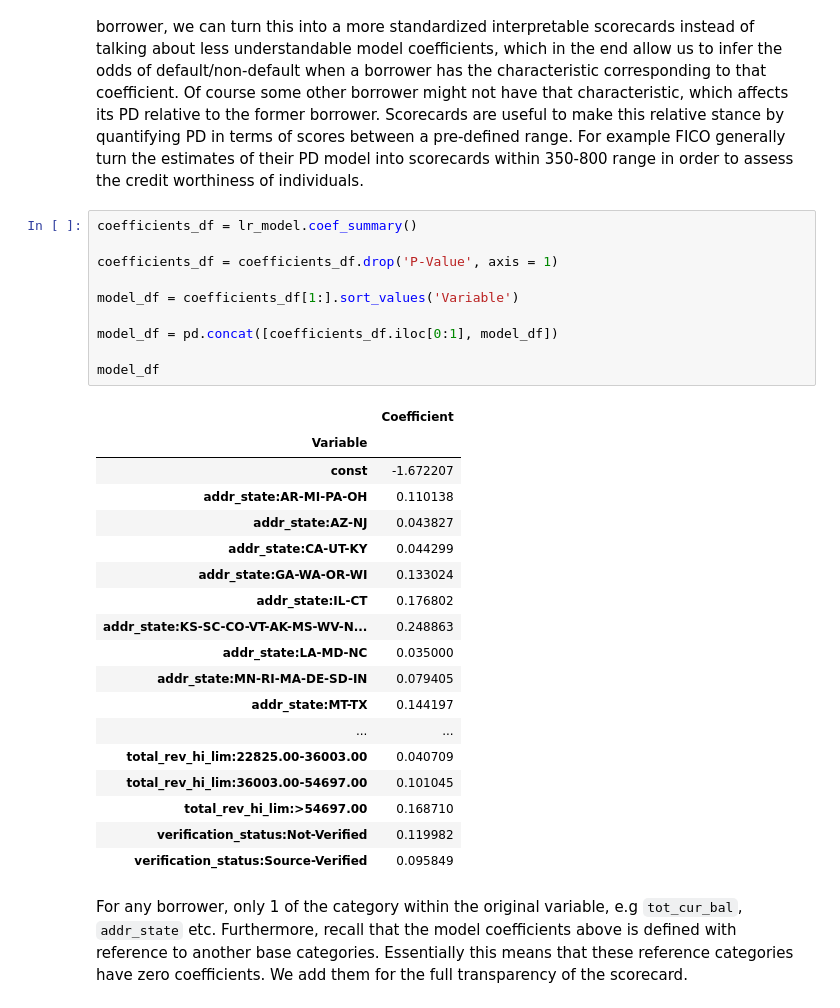
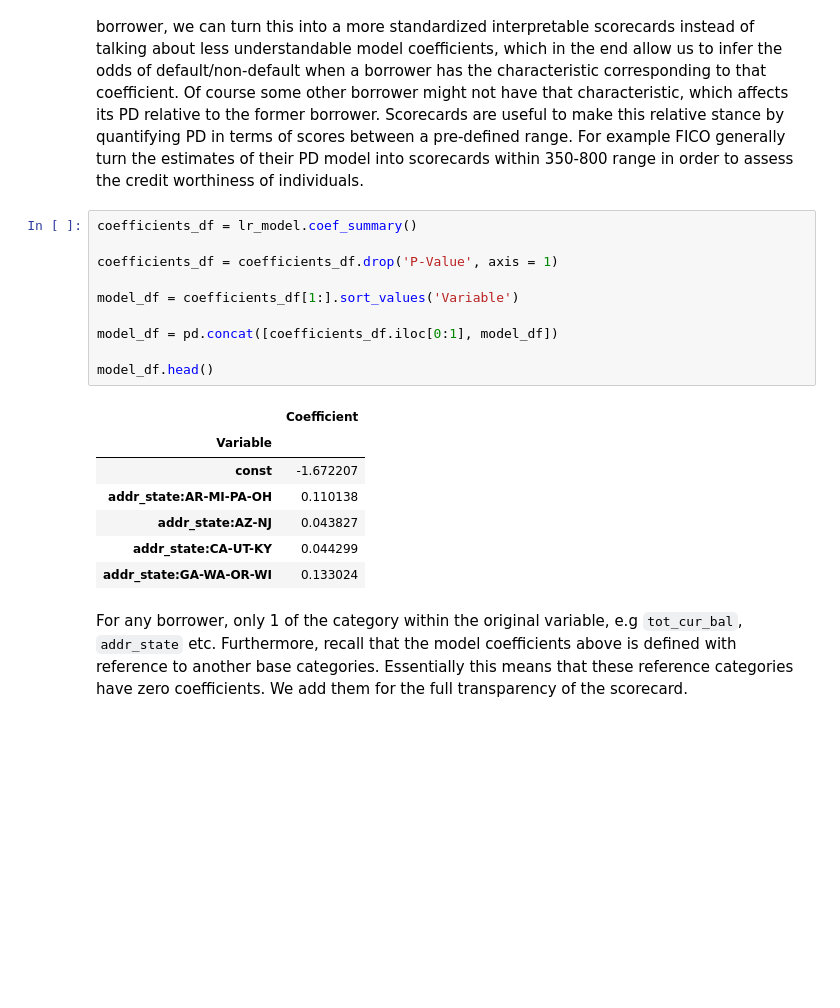
Before and after one commit to oozsoy/credit_risk_modeling, a Jupyter notebook: PD_Model_Validation.ipynb, the cells around one changed output. Cells and saved outputs as stored; diff of their text form; blank space fills up the shorter version.

```diff
--- a/PD_Model_Validation.ipynb
+++ b/PD_Model_Validation.ipynb
@@ -514,32 +502,21 @@ Given that we have a model that we can use to understand the probability of defa
 # %%
 coefficients_df = lr_model.coef_summary()
 
 coefficients_df = coefficients_df.drop('P-Value', axis = 1)
 
 model_df = coefficients_df[1:].sort_values('Variable')
 
 model_df = pd.concat([coefficients_df.iloc[0:1], model_df])
 
-model_df
+model_df.head()
 # %% [output]
 |  | Coefficient |
 | Variable |  |
 | const | -1.672207 |
 | addr_state:AR-MI-PA-OH | 0.110138 |
 | addr_state:AZ-NJ | 0.043827 |
 | addr_state:CA-UT-KY | 0.044299 |
 | addr_state:GA-WA-OR-WI | 0.133024 |
-| addr_state:IL-CT | 0.176802 |
-| addr_state:KS-SC-CO-VT-AK-MS-WV-N... | 0.248863 |
-| addr_state:LA-MD-NC | 0.035000 |
-| addr_state:MN-RI-MA-DE-SD-IN | 0.079405 |
-| addr_state:MT-TX | 0.144197 |
-| ... | ... |
-| total_rev_hi_lim:22825.00-36003.00 | 0.040709 |
-| total_rev_hi_lim:36003.00-54697.00 | 0.101045 |
-| total_rev_hi_lim:>54697.00 | 0.168710 |
-| verification_status:Not-Verified | 0.119982 |
-| verification_status:Source-Verified | 0.095849 |
 # %% [markdown]
 For any borrower, only 1 of the category within the original variable, e.g `tot_cur_bal`, `addr_state` etc. Furthermore, recall that the model coefficients above is defined with reference to another base categories. Essentially this means that these reference categories have zero coefficients. We add them for the full transparency of the scorecard.
 # %%
```
Also changed, not shown: parts of 22 cells of this notebook.
